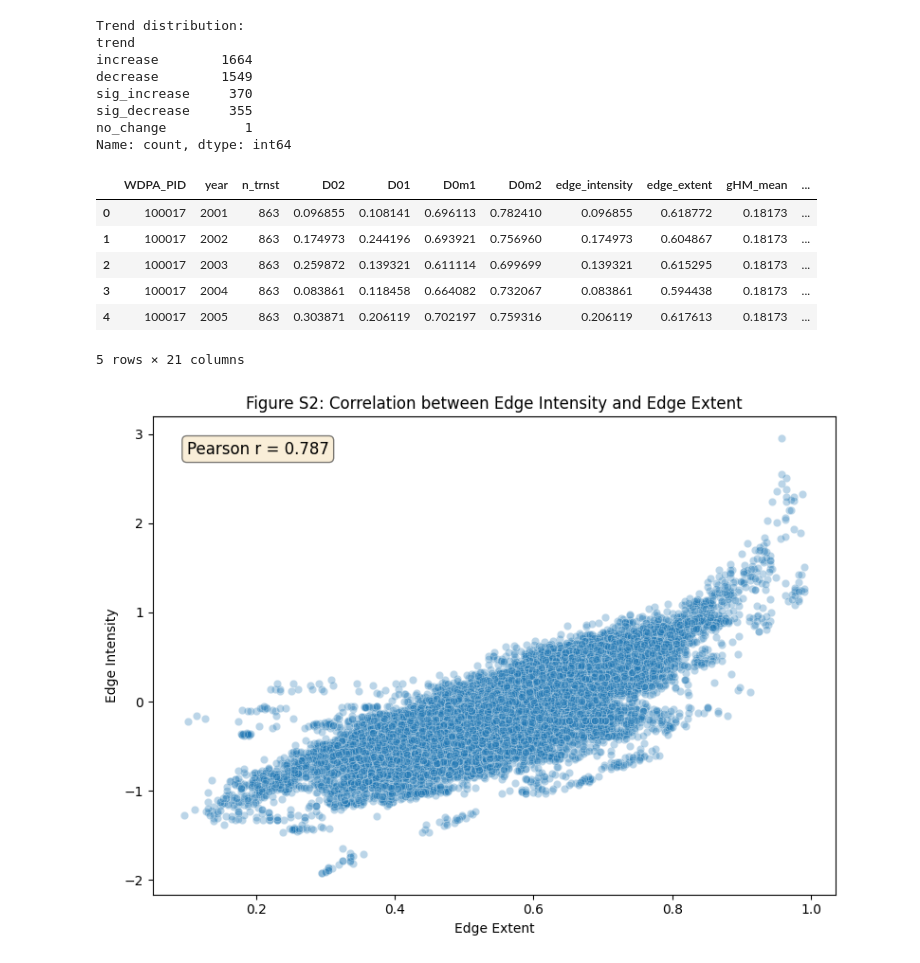
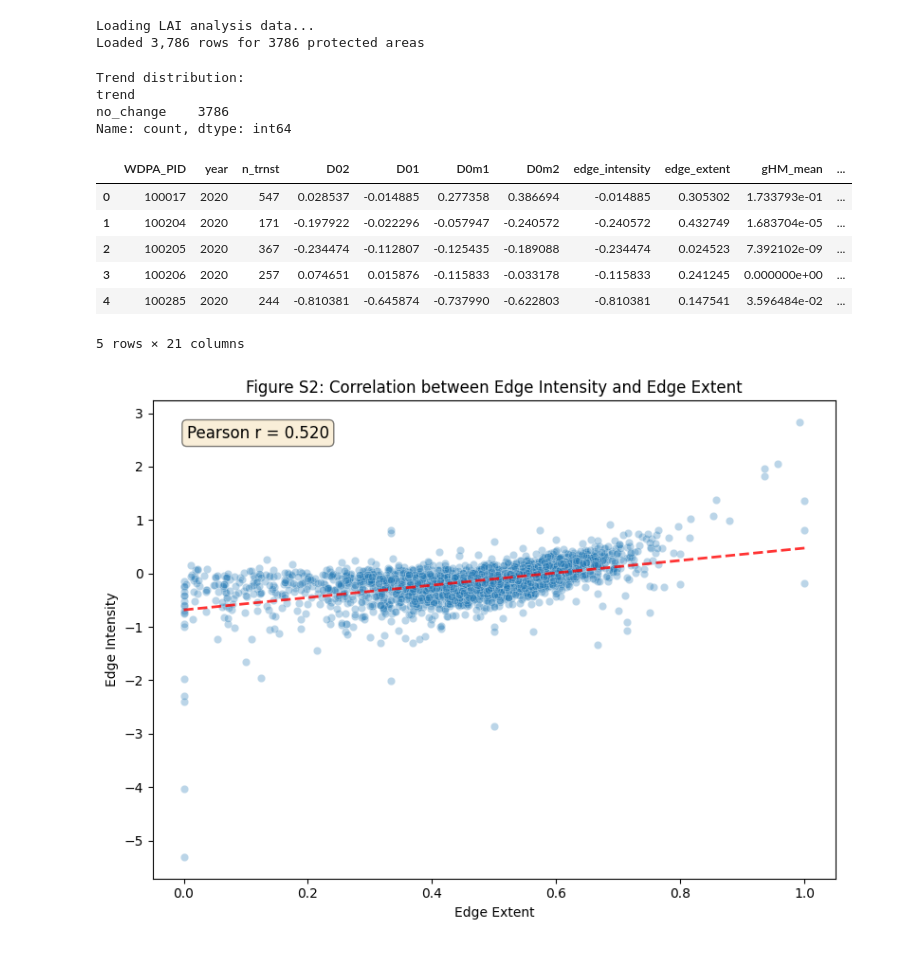
Before and after one commit to avanscoyoc/boundary-project, a Jupyter notebook: src/7_analysis.ipynb, the cells around one changed output. Saved outputs shown, nothing was run; the diff lists cells and outputs as text; code cells hidden in the pictures.

Commit message:
all indicies working, set up analysis to be reproducible fig saving; removed masking

```diff
--- a/src/7_analysis.ipynb
+++ b/src/7_analysis.ipynb
@@ -23,14 +23,14 @@ from statsmodels.formula.api import ols
 from statsmodels.stats.anova import anova_lm
 
 # ===== CONFIGURATION: SELECT INDEX =====
-INDEX_NAME = 'ndbi'  # Must match the index processed
+INDEX_NAME = 'lai'  # Must match the index processed
 # =======================================
 
 print(f"Loading {INDEX_NAME.upper()} analysis data...")
 
 # Load index-specific data
 wdpa_df = pd.read_parquet(f"../results/wdpa_df_{INDEX_NAME}.parquet")
-
+wdpa_df = wdpa_df[wdpa_df['year'] == 2020]
 print(f"Loaded {len(wdpa_df):,} rows for {len(wdpa_df['WDPA_PID'].unique())} protected areas")
 
 # Recategorize BIOME_NAME
@@ -88,50 +88,51 @@ wdpa_df = wdpa_df.merge(trend_df, on='WDPA_PID', how='left')
 
 print(f"Trend distribution:\n{wdpa_df.groupby('WDPA_PID')['trend'].first().value_counts()}")
 # %% [output]
-Trend distribution:
-trend
-increase        1664
-decrease        1549
-sig_increase     370
-sig_decrease     355
-no_change          1
-Name: count, dtype: int64
+Loading LAI analysis data...
+Loaded 3,786 rows for 3786 protected areas
+Trend distribution:
+trend
+no_change    3786
+Name: count, dtype: int64
 # %%
 wdpa_df.head()
 # %% [output]
 |  | WDPA_PID | year | n_trnst | D02 | D01 | D0m1 | D0m2 | edge_intensity | edge_extent | gHM_mean | ... |
-| 0 | 100017 | 2001 | 863 | 0.096855 | 0.108141 | 0.696113 | 0.782410 | 0.096855 | 0.618772 | 0.18173 | ... |
-| 1 | 100017 | 2002 | 863 | 0.174973 | 0.244196 | 0.693921 | 0.756960 | 0.174973 | 0.604867 | 0.18173 | ... |
-| 2 | 100017 | 2003 | 863 | 0.259872 | 0.139321 | 0.611114 | 0.699699 | 0.139321 | 0.615295 | 0.18173 | ... |
-| 3 | 100017 | 2004 | 863 | 0.083861 | 0.118458 | 0.664082 | 0.732067 | 0.083861 | 0.594438 | 0.18173 | ... |
-| 4 | 100017 | 2005 | 863 | 0.303871 | 0.206119 | 0.702197 | 0.759316 | 0.206119 | 0.617613 | 0.18173 | ... |
+| 0 | 100017 | 2020 | 547 | 0.028537 | -0.014885 | 0.277358 | 0.386694 | -0.014885 | 0.305302 | 1.733793e-01 | ... |
+| 1 | 100204 | 2020 | 171 | -0.197922 | -0.022296 | -0.057947 | -0.240572 | -0.240572 | 0.432749 | 1.683704e-05 | ... |
+| 2 | 100205 | 2020 | 367 | -0.234474 | -0.112807 | -0.125435 | -0.189088 | -0.234474 | 0.024523 | 7.392102e-09 | ... |
+| 3 | 100206 | 2020 | 257 | 0.074651 | 0.015876 | -0.115833 | -0.033178 | -0.115833 | 0.241245 | 0.000000e+00 | ... |
+| 4 | 100285 | 2020 | 244 | -0.810381 | -0.645874 | -0.737990 | -0.622803 | -0.810381 | 0.147541 | 3.596484e-02 | ... |
 5 rows × 21 columns
 # %%
 # Figure S2: Correlation between edge_intensity and edge_extent
+# Filter out infinite values
+wdpa_clean = wdpa_df[np.isfinite(wdpa_df['edge_extent']) & np.isfinite(wdpa_df['edge_intensity'])]
+
 fig, ax = plt.subplots(figsize=(8, 6))
 
 # Scatter plot with density
-sns.scatterplot(data=wdpa_df, x='edge_extent', y='edge_intensity', alpha=0.3, ax=ax)
+sns.scatterplot(data=wdpa_clean, x='edge_extent', y='edge_intensity', alpha=0.3, ax=ax)
 
 # Add correlation
-corr = wdpa_df[['edge_extent', 'edge_intensity']].corr().iloc[0, 1]
+corr = wdpa_clean[['edge_extent', 'edge_intensity']].corr().iloc[0, 1]
 ax.text(0.05, 0.95, f'Pearson r = {corr:.3f}', transform=ax.transAxes,
         fontsize=12, verticalalignment='top', bbox=dict(boxstyle='round', facecolor='wheat', alpha=0.5))
 
 # Add regression line
-z = np.polyfit(wdpa_df['edge_extent'], wdpa_df['edge_intensity'], 1)
+z = np.polyfit(wdpa_clean['edge_extent'], wdpa_clean['edge_intensity'], 1)
 p = np.poly1d(z)
-x_line = np.linspace(wdpa_df['edge_extent'].min(), wdpa_df['edge_extent'].max(), 100)
+x_line = np.linspace(wdpa_clean['edge_extent'].min(), wdpa_clean['edge_extent'].max(), 100)
 ax.plot(x_line, p(x_line), "r--", alpha=0.8, linewidth=2)
 
 ax.set_xlabel('Edge Extent')
 ax.set_ylabel('Edge Intensity')
 ax.set_title('Figure S2: Correlation between Edge Intensity and Edge Extent')
 plt.tight_layout()
-plt.savefig('../results/figureS2_correlation.png', dpi=300, bbox_inches='tight')
+plt.savefig(f'../results/figs/{INDEX_NAME}_figureS2_correlation.png', dpi=300, bbox_inches='tight')
 plt.show()
 # %% [output]
-[figure, old version]
+[figure, new version]
 # %%
 # Figure S1: Distribution of edge_extent and edge_intensity
 fig, axes = plt.subplots(1, 2, figsize=(12, 5))
```
Also changed, not shown: parts of 7 cells of this notebook, 5 other files.
